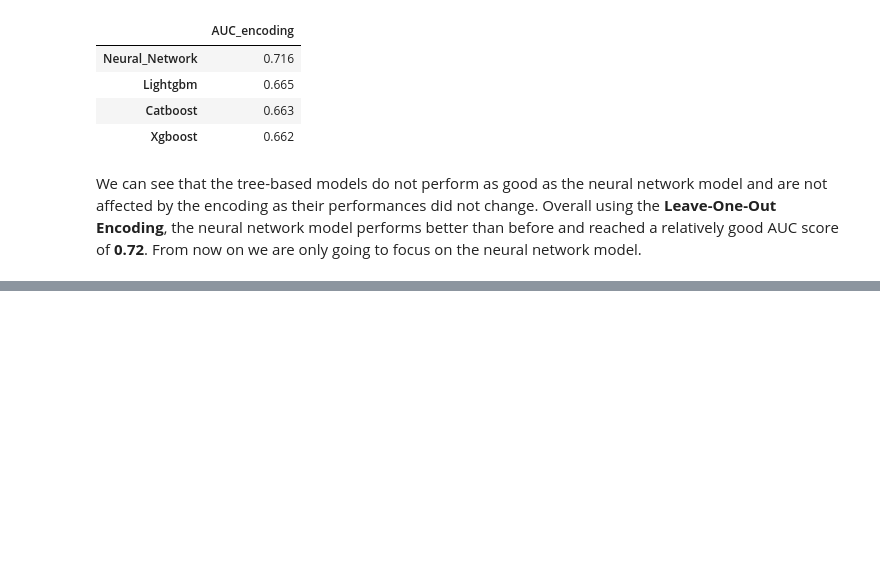
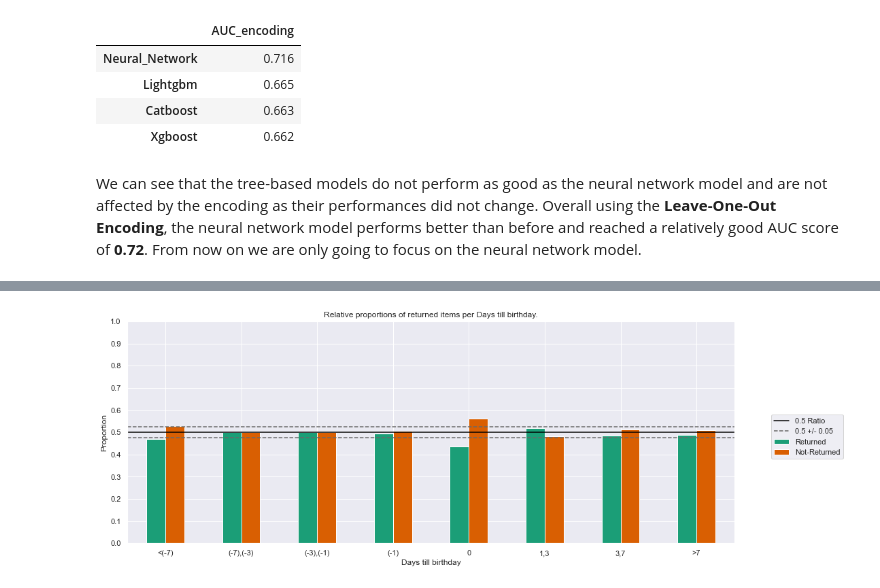
Before and after one commit to teodor-georgiev/Online-Retailer-Analysis-2014, a Jupyter notebook: 4. Encoding.ipynb, the cells around one changed output, grey strips where cells are left out. Saved outputs shown, nothing was run; the diff lists cells and outputs as text; code cells hidden in the pictures; blank space fills up the shorter version.

```diff
--- a/4. Encoding.ipynb
+++ b/4. Encoding.ipynb
@@ -202,0 +228,16 @@ We can see that the tree-based models do not perform as good as the neural netwo
+# %%
+df['user_dob'] = pd.to_datetime(df.user_dob, format='%Y-%m-%d')
+df['order_date'] = pd.to_datetime(df.order_date, format='%Y-%m-%d')
+df['delivery_date'] = pd.to_datetime(df.delivery_date, format='%Y-%m-%d')
+# Get days until birthday
+df['days_till_bday_order_date'] = df['user_dob'].dt.dayofyear - df['order_date'].dt.dayofyear
+df['days_till_bday_delivery_date'] = df['user_dob'].dt.dayofyear - df['delivery_date'].dt.dayofyear
+df['days_till_bday_order_date'].fillna(500,inplace=True)
+df['days_till_bday_delivery_date'].fillna(500,inplace=True)
+# %%
+# Create labels for days till birthday
+days_bin = [-1000, -7, -3, -1, 0, 1, 3 ,7 ,1000]
+# create labels for days till birthday including negative values
+labels_birthday = ['<(-7)', '(-7),(-3)', '(-3),(-1)', '(-1)', '0', '1,3', '3,7', '>7']
+df["days_till_bday_order_date_bin"] = pd.cut(df["days_till_bday_order_date"],bins=days_bin,labels=labels_birthday,right=False)
+df["days_till_bday_delivery_date_bin"] = pd.cut(df["days_till_bday_delivery_date"],bins=days_bin,labels=labels_birthday,right=False)
@@ -202,0 +249,5 @@ We can see that the tree-based models do not perform as good as the neural netwo
+# %%
+days_till_bday_order_date_bin = get_return_rate(df.iloc[0:k], 'days_till_bday_order_date_bin', False)
+create_barplot(days_till_bday_order_date_bin, (16,6),0, "Days till birthday",my_colors)
+# %% [output]
+[figure, added]
```
Also changed, not shown: parts of 22 cells of this notebook, 1 other file.
